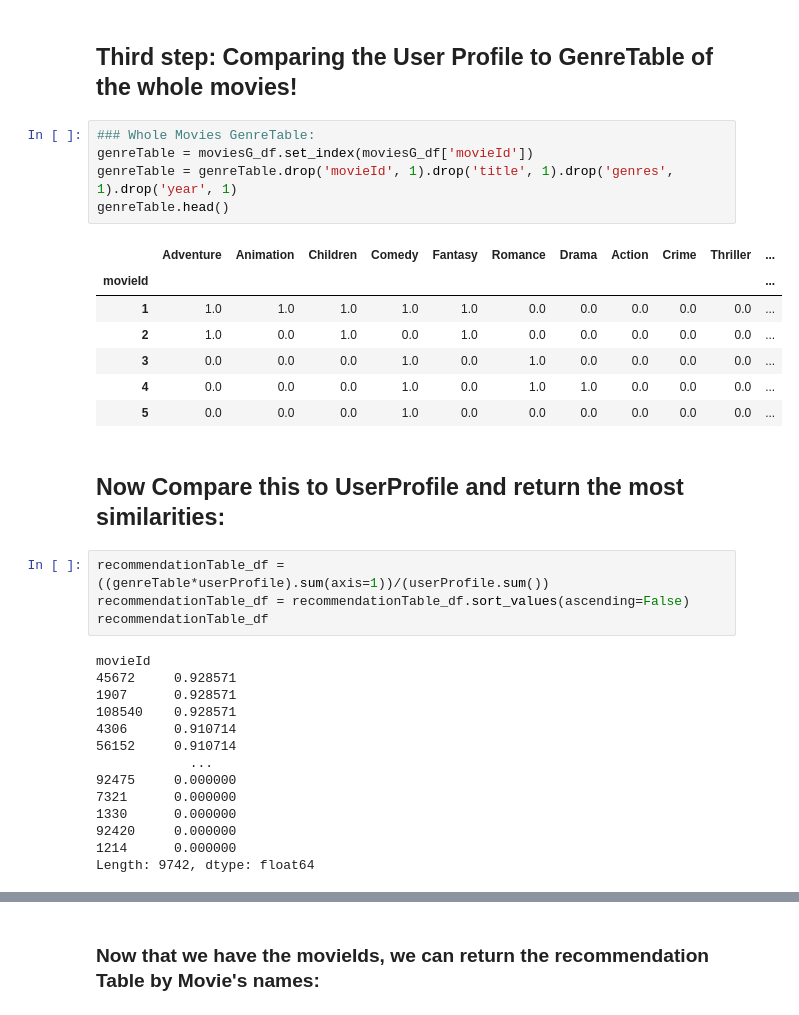
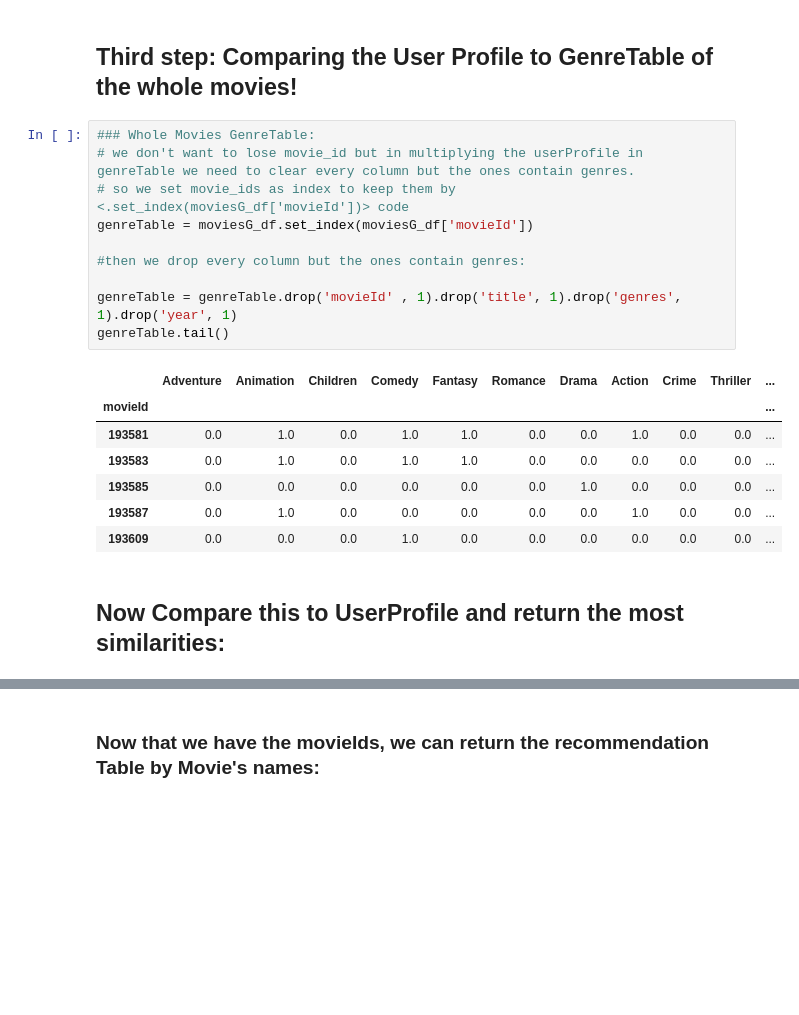
Before and after one commit to nimahamed88/Machine-Learning, a Jupyter notebook: Projects/Recomendation/Recommendation.ipynb, the cells around one changed output, grey strips where cells are left out. Drawn from its saved outputs; the diff is of its cells as text; blank space fills up the shorter version.

```diff
--- a/Projects/Recomendation/Recommendation.ipynb
+++ b/Projects/Recomendation/Recommendation.ipynb
@@ -204,34 +289,21 @@ Now, we have the weights for every of the user's preferences. This is known as t
 ## Third step: Comparing the User Profile to GenreTable of the whole movies!
 # %%
 ### Whole Movies GenreTable:
+# we don't want to lose movie_id but in multiplying the userProfile in genreTable we need to clear every column but the ones contain genres.
+# so we set movie_ids as index to keep them by <.set_index(moviesG_df['movieId'])> code
 genreTable = moviesG_df.set_index(moviesG_df['movieId'])
-genreTable = genreTable.drop('movieId', 1).drop('title', 1).drop('genres', 1).drop('year', 1)
-genreTable.head()
+
+#then we drop every column but the ones contain genres:
+
+genreTable = genreTable.drop('movieId' , 1).drop('title', 1).drop('genres', 1).drop('year', 1)
+genreTable.tail()
 # %% [output]
 |  | Adventure | Animation | Children | Comedy | Fantasy | Romance | Drama | Action | Crime | Thriller | ... |
 | movieId |  |  |  |  |  |  |  |  |  |  | ... |
-| 1 | 1.0 | 1.0 | 1.0 | 1.0 | 1.0 | 0.0 | 0.0 | 0.0 | 0.0 | 0.0 | ... |
-| 2 | 1.0 | 0.0 | 1.0 | 0.0 | 1.0 | 0.0 | 0.0 | 0.0 | 0.0 | 0.0 | ... |
-| 3 | 0.0 | 0.0 | 0.0 | 1.0 | 0.0 | 1.0 | 0.0 | 0.0 | 0.0 | 0.0 | ... |
-| 4 | 0.0 | 0.0 | 0.0 | 1.0 | 0.0 | 1.0 | 1.0 | 0.0 | 0.0 | 0.0 | ... |
-| 5 | 0.0 | 0.0 | 0.0 | 1.0 | 0.0 | 0.0 | 0.0 | 0.0 | 0.0 | 0.0 | ... |
+| 193581 | 0.0 | 1.0 | 0.0 | 1.0 | 1.0 | 0.0 | 0.0 | 1.0 | 0.0 | 0.0 | ... |
+| 193583 | 0.0 | 1.0 | 0.0 | 1.0 | 1.0 | 0.0 | 0.0 | 0.0 | 0.0 | 0.0 | ... |
+| 193585 | 0.0 | 0.0 | 0.0 | 0.0 | 0.0 | 0.0 | 1.0 | 0.0 | 0.0 | 0.0 | ... |
+| 193587 | 0.0 | 1.0 | 0.0 | 0.0 | 0.0 | 0.0 | 0.0 | 1.0 | 0.0 | 0.0 | ... |
+| 193609 | 0.0 | 0.0 | 0.0 | 1.0 | 0.0 | 0.0 | 0.0 | 0.0 | 0.0 | 0.0 | ... |
 # %% [markdown]
 ## Now Compare this to UserProfile and return the most similarities:
-# %%
-recommendationTable_df = ((genreTable*userProfile).sum(axis=1))/(userProfile.sum())
-recommendationTable_df = recommendationTable_df.sort_values(ascending=False)
-recommendationTable_df
-# %% [output]
-movieId
-45672     0.928571
-1907      0.928571
-108540    0.928571
-4306      0.910714
-56152     0.910714
-            ...
-92475     0.000000
-7321      0.000000
-1330      0.000000
-92420     0.000000
-1214      0.000000
-Length: 9742, dtype: float64
```
Also changed, not shown: parts of 62 cells of this notebook.
